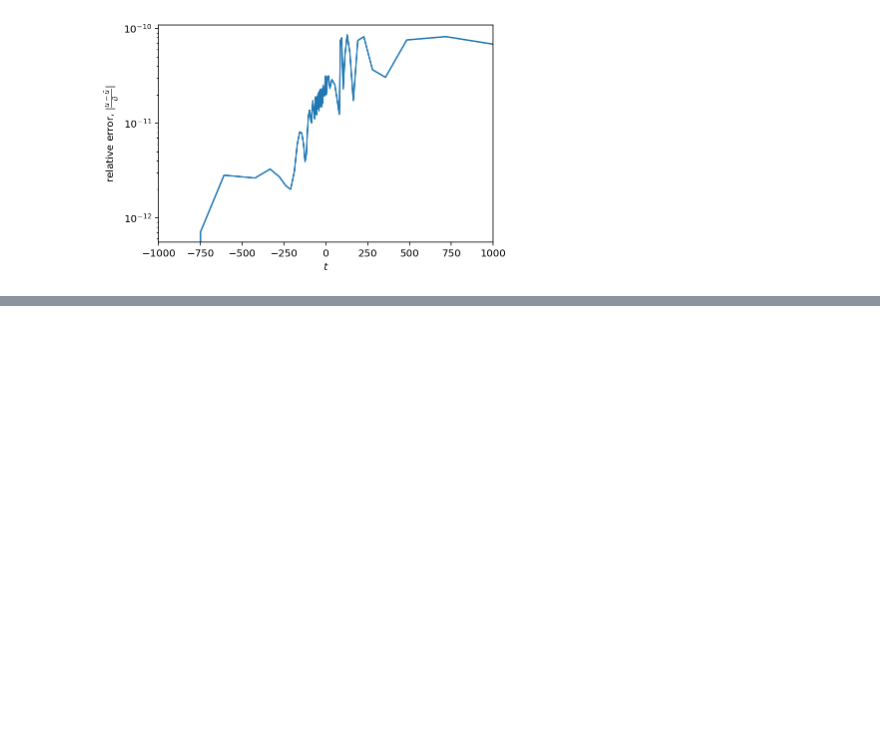
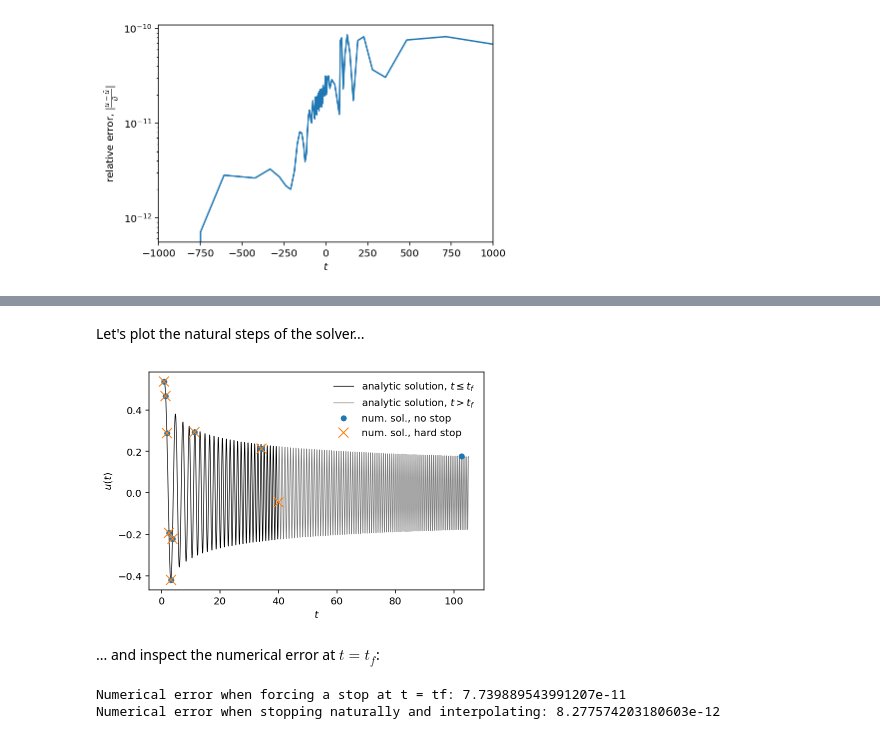
Before and after one commit to fruzsinaagocs/riccati, a Jupyter notebook: docs/source/examples.ipynb, the cells around one changed output, grey strips where cells are left out. Cells and saved outputs as stored; diff of their text form; code cells hidden in the pictures; blank space fills up the shorter version.

Commit message:
Small fix in evolve.py to avoid dense output being assumed between different runs of solve(), progress on docs

```diff
--- a/docs/source/examples.ipynb
+++ b/docs/source/examples.ipynb
@@ -171,0 +158,61 @@ osc_evolve, nonosc_evolve
+# %%
+# We'll solve the Airy equation, where w(t) = sqrt(t) and g(t) = 0:
+w = lambda t: np.sqrt(t)
+g = lambda t: np.zeros_like(t)
+
+# The analytic solution is available through the SciPy package
+import scipy.special as sp
+
+# Initial conditions and tolerance
+ti = 1.0
+tf = 40.0
+ui = sp.airy(-ti)[0] + 1j*sp.airy(-ti)[2]
+dui = - sp.airy(-ti)[1] - 1j*sp.airy(-ti)[3]
+eps = 1e-10
+epsh = 1e-11
+
+# Set up and solve
+info = riccati.solversetup(w, g)
+# Giving xeval = [tf] ensures that we get a solution estimate at tf
+ts_nostop, ys_nostop, *misc_nostop, y_eval_nostop = riccati.solve(info, ti, tf, ui, dui, eps = eps,\
+                                                   epsh = epsh, xeval = np.array([tf]))
+ts_stop, ys_stop, *misc_stop = riccati.solve(info, ti, tf, ui, dui, eps = eps,\
+                                             epsh = epsh, hard_stop = True)
+
+# For visualization, generate the analytic solution at many points
+ts_ana = np.linspace(ti, tf, 800)
+ys_ana = np.array([sp.airy(-t)[0] + 1j*sp.airy(-t)[2] for t in ts_ana])
+
+# Generate some more outside of the solution interval
+ts_ana_ctd = np.linspace(tf, 105, 2000)
+ys_ana_ctd = np.array([sp.airy(-t)[0] + 1j*sp.airy(-t)[2] for t in ts_ana_ctd])
+# %% [markdown]
+Let's plot the natural steps of the solver...
+# %%
+plt.figure()
+plt.plot(ts_ana, ys_ana, color = 'k', lw = 0.7, label = 'analytic solution, $t \leq t_f$')
+plt.plot(ts_ana_ctd, ys_ana_ctd, color = 'grey', lw = 0.7, label = 'analytic solution, $t > t_f$')
+plt.plot(ts_nostop, ys_nostop, '.', label = 'num. sol., no stop')
+plt.plot(ts_stop, ys_stop, 'x', label = 'num. sol., hard stop')
+plt.xlabel('$t$')
+plt.ylabel('$u(t)$')
+plt.legend()
+plt.show()
+# %% [output]
+[figure, added]
+# %% [markdown]
+... and inspect the numerical error at $t = t_f$:
+# %%
+y_ana = ys_ana[-1]
+y_stop = ys_stop[-1]
+y_nostop = y_eval_nostop[-1]
+
+# Hard stop:
+y_err_stop = abs((y_nostop - y_ana)/y_ana)
+# Interpolation:
+y_err_nostop = abs((y_stop - y_ana)/y_ana)
+
+print("Numerical error when forcing a stop at t = tf: {}\nNumerical error when stopping naturally and interpolating: {}".format(y_err_stop, y_err_nostop))
+# %% [output]
+Numerical error when forcing a stop at t = tf: 7.739889543991207e-11
+Numerical error when stopping naturally and interpolating: 8.277574203180603e-12
```
Also changed, not shown: parts of 21 cells of this notebook, 2 other files.
